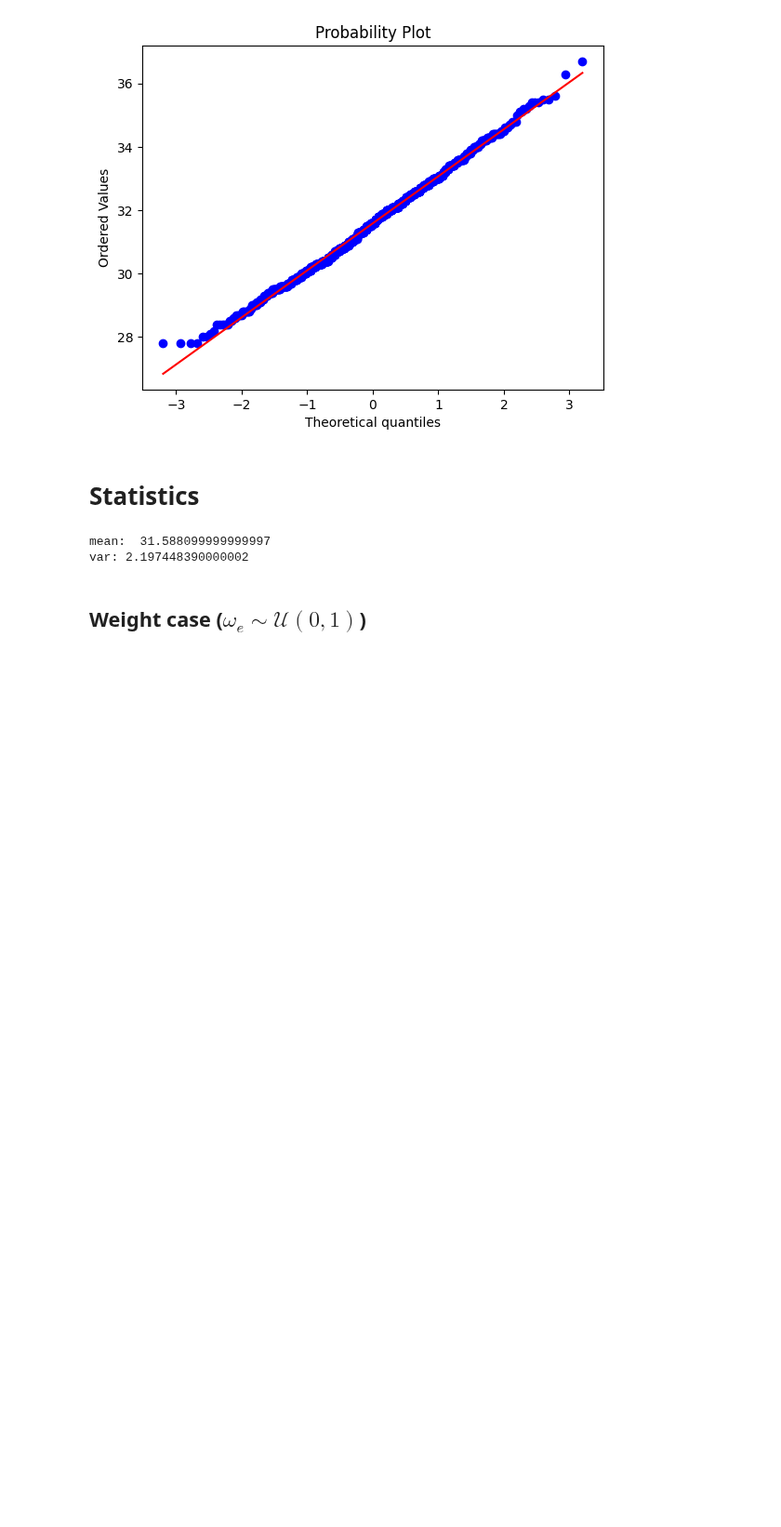
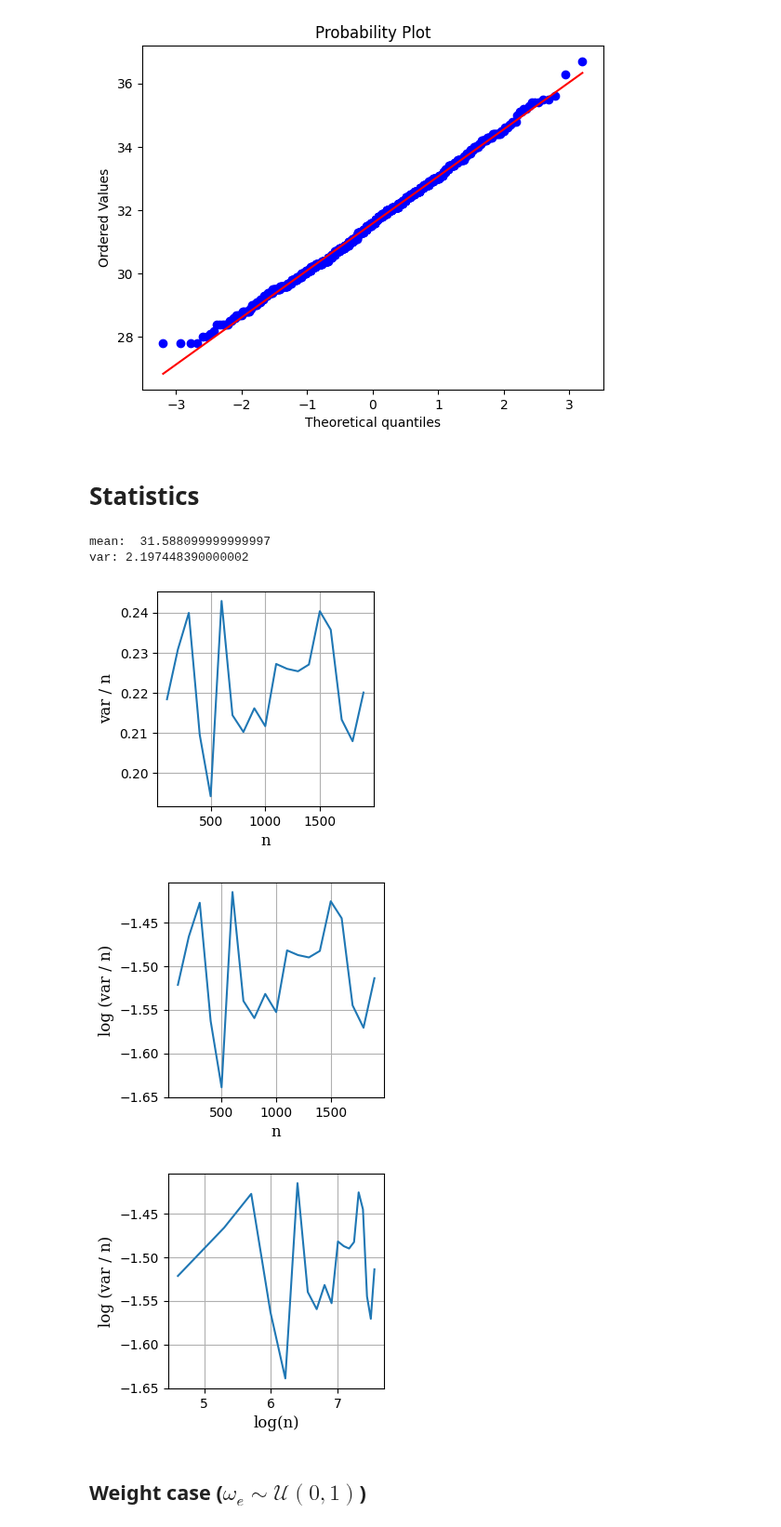
Before and after one commit to JulesGB/MeanFieldLastPassagePercolation, a Jupyter notebook: simulations2.ipynb, the cells around one changed output. Shown at 93% size. Saved outputs shown, nothing was run; the diff lists cells and outputs as text; code cells hidden in the pictures; blank space fills up the shorter version.

Commit message:
variance plots somewhat working

```diff
--- a/simulations2.ipynb
+++ b/simulations2.ipynb
@@ -60,6 +60,18 @@ def generate_histogram(l, dataset):
     plt.title(f"lambda = {l}", fontfamily=['Serif'])
     plt.xlabel("100 * X_N / N", fontfamily=['Serif'], fontsize = 12)
     plt.show()
+
+def generate_plot(xs, ys, xlabel = None, ylabel = None, title = None, xdim = 6, ydim = 6):
+    plt.figure(figsize=(xdim,ydim))
+    plt.plot(xs, ys)
+    if xlabel:
+        plt.xlabel(xlabel, fontsize = 12, fontfamily=['Serif'])
+    if ylabel:
+        plt.ylabel(ylabel, fontsize=12, fontfamily=['Serif'])
+    if title:
+        plt.title(title, fontfamily=['Serif'])
+    plt.grid(True)
+    plt.show()
 # %%
 #generate data will save to csv
 LAM = 0.7
@@ -92,5 +104,24 @@ print("var:", var_ER)
 # %% [output]
 mean:  31.588099999999997
 var: 2.197448390000002
+# %%
+ns = np.arange(100, 2000, 100)
+vars_over_n = []
+l = 0.7
+for n in ns:
+    data = iterate_GNP(l, 500, n)
+    # need to multiply by n because iterate returns X_n / n instead of just X_n
+    data = [n * x for x in data]
+    v = np.var(data)
+    von = v / n
+    vars_over_n.append(von)
+# %%
+generate_plot(ns, vars_over_n, xlabel =  "n", ylabel= "var / n", xdim = 3, ydim = 3)
+generate_plot(ns, np.log(vars_over_n), xlabel =  "n", ylabel= "log (var / n)", xdim = 3, ydim = 3)
+generate_plot(np.log(ns), np.log(vars_over_n), xlabel =  "log(n)", ylabel= "log (var / n)", xdim = 3, ydim = 3)
+# %% [output]
+[figure, added]
+[figure, added]
+[figure, added]
 # %% [markdown]
 ## Weight case ($\omega_e\sim\mathcal{U}(0,1)$)
```
